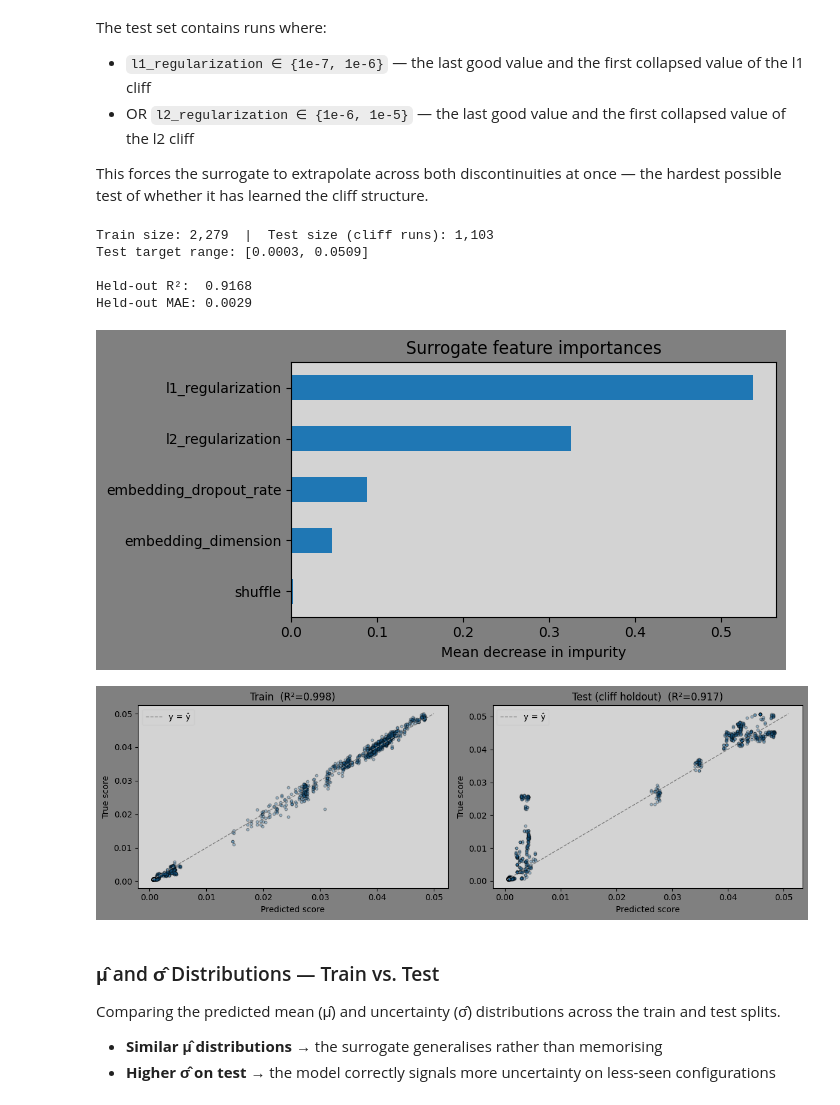
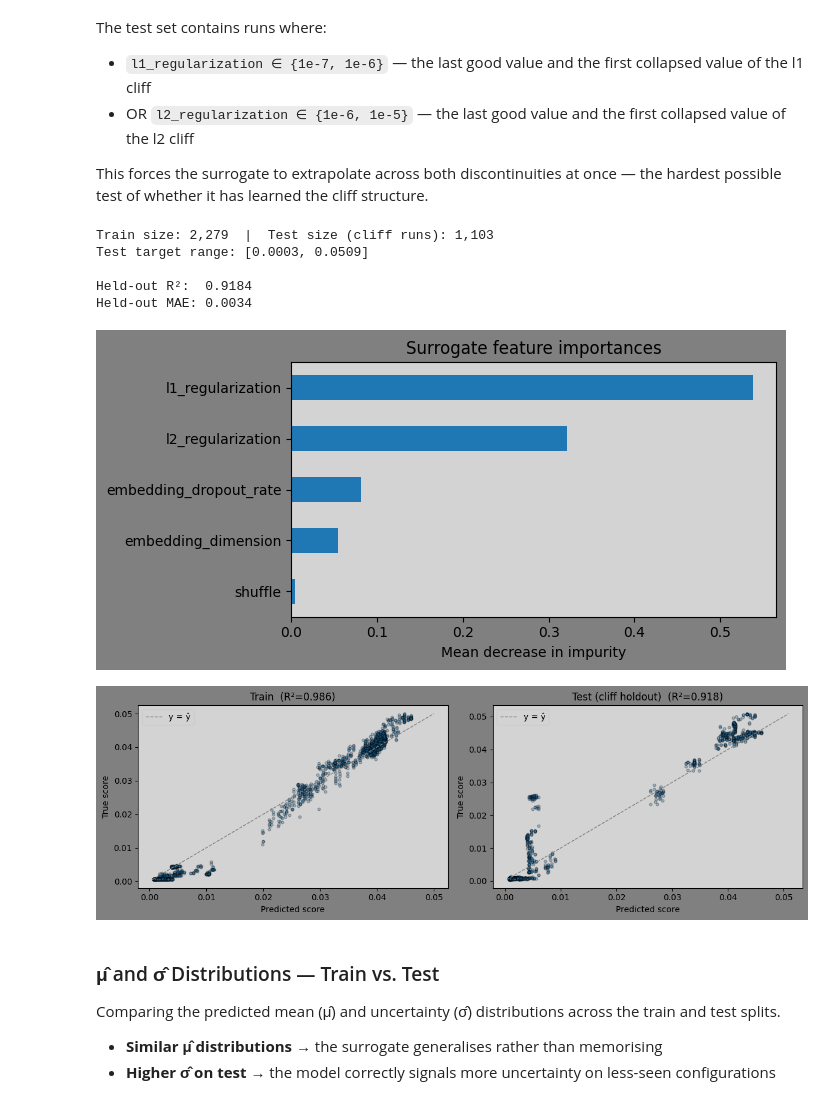
Before and after one commit to chaald/peppermint-matrix, a Jupyter notebook: notebooks/parameter_analysis/surrogate_model.ipynb, the cells around one changed output. Saved outputs shown, nothing was run; the diff lists cells and outputs as text; code cells hidden in the pictures.

```diff
--- a/notebooks/parameter_analysis/surrogate_model.ipynb
+++ b/notebooks/parameter_analysis/surrogate_model.ipynb
@@ -229,37 +229,37 @@ test_target    = test_dataframe[target_metric].to_numpy()
 print(f"Train size: {len(train_dataframe):,}  |  Test size (cliff runs): {len(test_dataframe):,}")
 print(f"Test target range: [{test_target.min():.4f}, {test_target.max():.4f}]")
 print()
 
 surrogate_eval = RandomForestRegressor(
     n_estimators=256,
     max_features="sqrt",
-    max_samples=0.5,
+    max_samples=0.1,
     min_samples_leaf=3,
     oob_score=False,
     n_jobs=-1,
     random_state=42,
 )
 surrogate_eval.fit(train_features, train_target)
 predicted_target = surrogate_eval.predict(test_features)
 
 print(f"Held-out R²:  {r2_score(test_target, predicted_target):.4f}")
 print(f"Held-out MAE: {mean_absolute_error(test_target, predicted_target):.4f}")
 
 # Feature importance plot (from the full-data surrogate)
 fig, ax = plt.subplots(figsize=(7, 3.5))
 importances = pd.Series(surrogate_eval.feature_importances_, index=feature_names).sort_values(ascending=True)
 importances.plot.barh(ax=ax)
 ax.set_xlabel("Mean decrease in impurity")
 ax.set_title("Surrogate feature importances")
 plt.tight_layout()
 plt.show()
 # %% [output]
 Train size: 2,279  |  Test size (cliff runs): 1,103
 Test target range: [0.0003, 0.0509]
 
-Held-out R²:  0.9168
-Held-out MAE: 0.0029
+Held-out R²:  0.9184
+Held-out MAE: 0.0034
-[figure, old version]
+[figure, new version]
 # %%
 train_prediction = surrogate_eval.predict(train_features)
 test_prediction  = surrogate_eval.predict(test_features)
@@ -283,7 +283,7 @@ for ax, ground_truth, prediction, label in [
 plt.tight_layout()
 plt.show()
 # %% [output]
-[figure, old version]
+[figure, new version]
 # %% [markdown]
 ### μ̂ and σ̂ Distributions — Train vs. Test
 
```
Also changed, not shown: parts of 2 cells of this notebook, 1 other file.
